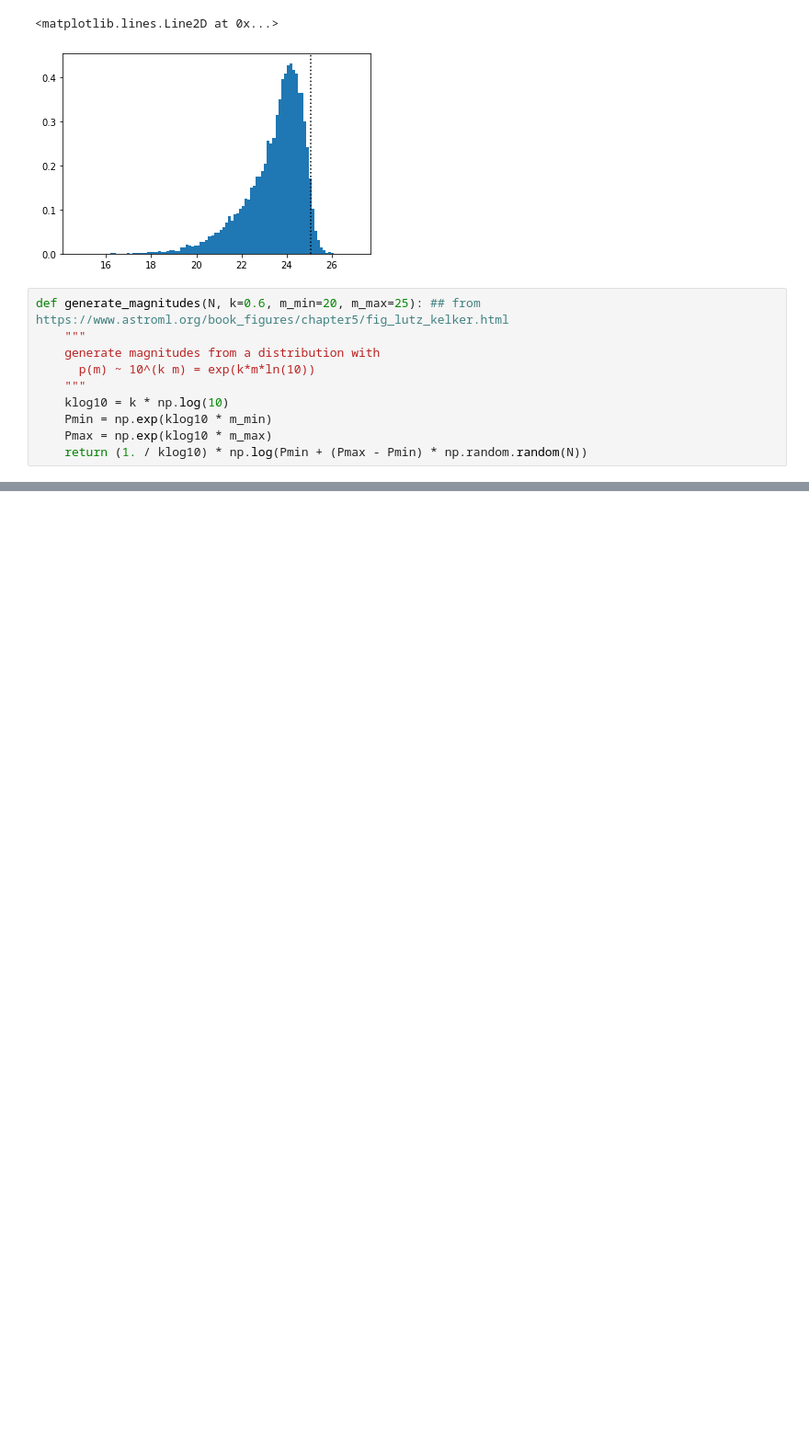
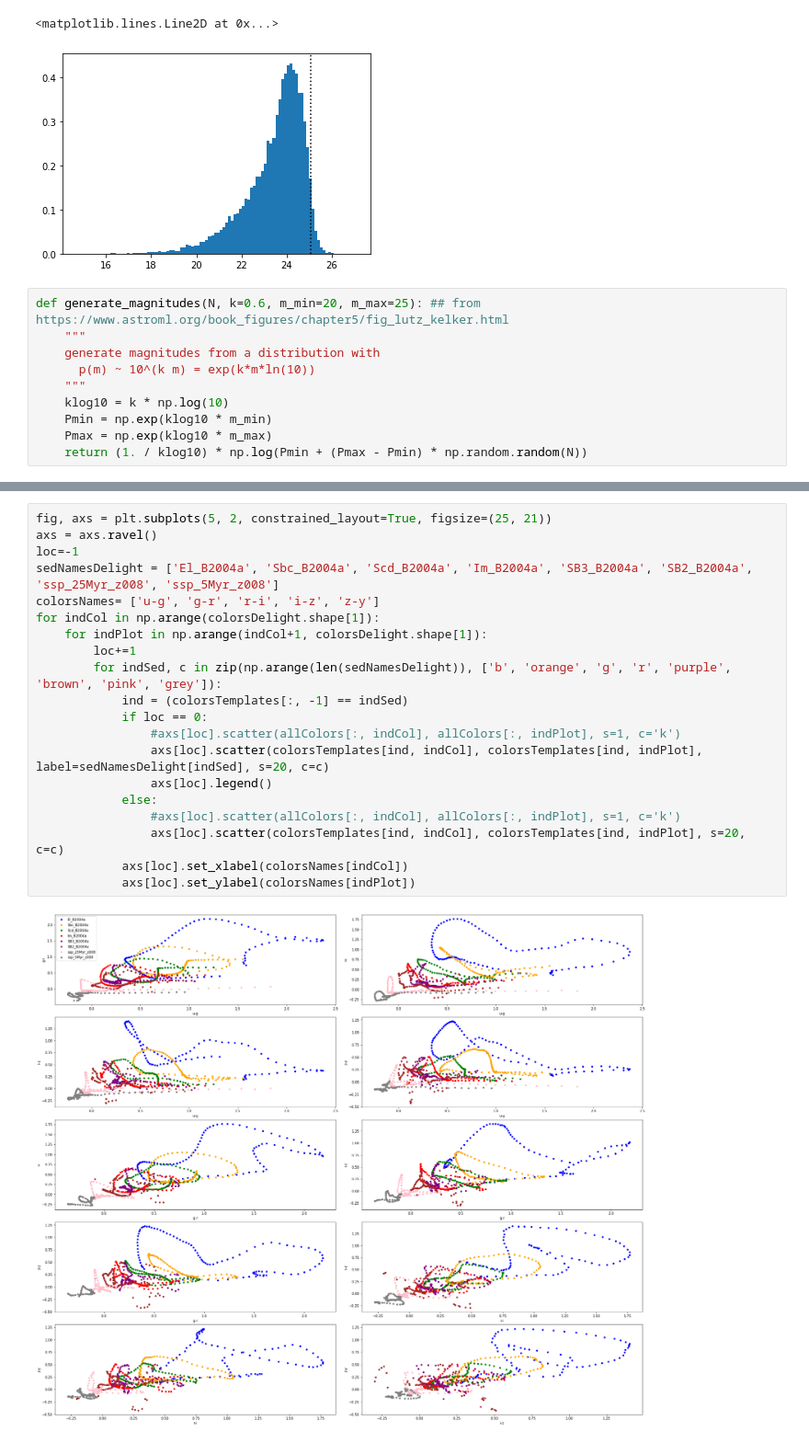
Before and after one commit to sylvielsstfr/Intern2022_PhotoZ, a Jupyter notebook: malmquist_bias.ipynb, the cells around one changed output, grey strips where cells are left out. Shown at 92% size. Saved outputs shown, nothing was run; the diff lists cells and outputs as text; blank space fills up the shorter version.

```diff
--- a/malmquist_bias.ipynb
+++ b/malmquist_bias.ipynb
@@ -310,0 +455,22 @@ plt.axvline(m5i, c='k', ls=':')
+# %%
+fig, axs = plt.subplots(5, 2, constrained_layout=True, figsize=(25, 21))
+axs = axs.ravel()
+loc=-1
+sedNamesDelight = ['El_B2004a', 'Sbc_B2004a', 'Scd_B2004a', 'Im_B2004a', 'SB3_B2004a', 'SB2_B2004a', 'ssp_25Myr_z008', 'ssp_5Myr_z008']
+colorsNames= ['u-g', 'g-r', 'r-i', 'i-z', 'z-y']
+for indCol in np.arange(colorsDelight.shape[1]):
+    for indPlot in np.arange(indCol+1, colorsDelight.shape[1]):
+        loc+=1
+        for indSed, c in zip(np.arange(len(sedNamesDelight)), ['b', 'orange', 'g', 'r', 'purple', 'brown', 'pink', 'grey']):
+            ind = (colorsTemplates[:, -1] == indSed)
+            if loc == 0:
+                #axs[loc].scatter(allColors[:, indCol], allColors[:, indPlot], s=1, c='k')
+                axs[loc].scatter(colorsTemplates[ind, indCol], colorsTemplates[ind, indPlot], label=sedNamesDelight[indSed], s=20, c=c)
+                axs[loc].legend()
+            else:
+                #axs[loc].scatter(allColors[:, indCol], allColors[:, indPlot], s=1, c='k')
+                axs[loc].scatter(colorsTemplates[ind, indCol], colorsTemplates[ind, indPlot], s=20, c=c)
+            axs[loc].set_xlabel(colorsNames[indCol])
+            axs[loc].set_ylabel(colorsNames[indPlot])
+# %% [output]
+[figure, added]
```
Also changed, not shown: parts of 27 cells of this notebook, 1 other file.
